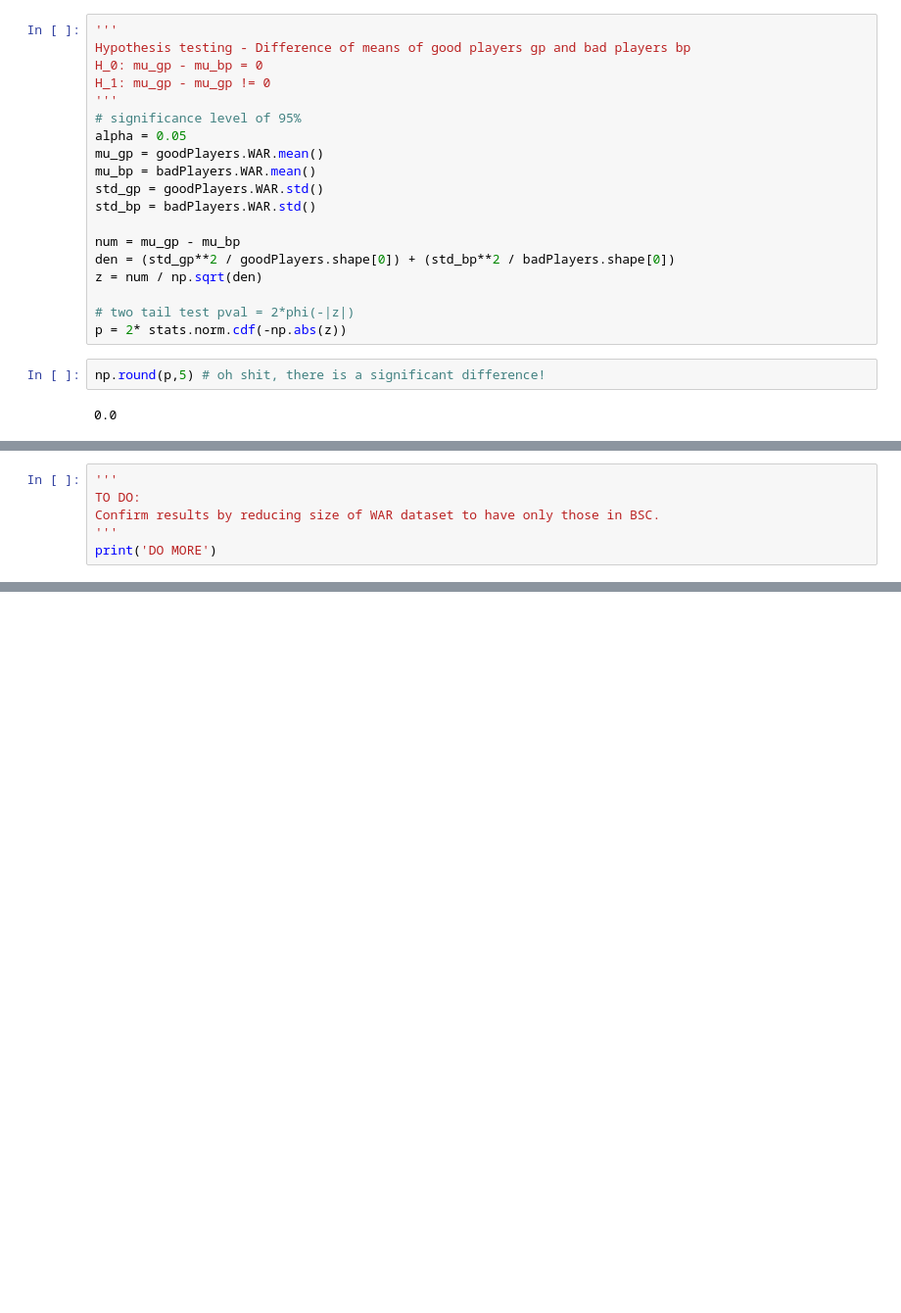
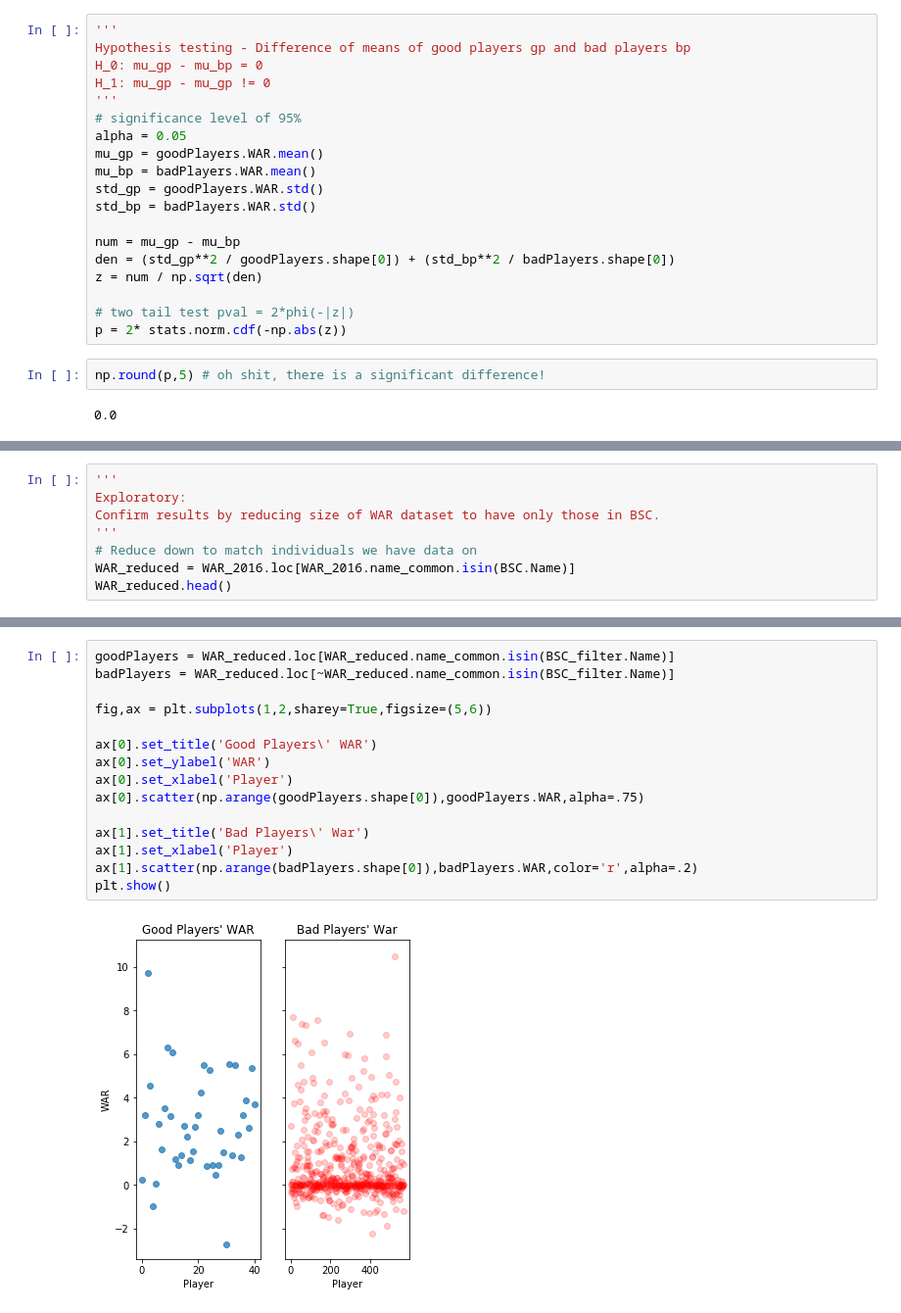
Before and after one commit to Morenju1363/DataMinningProject, a Jupyter notebook: Paris/AprioriAttempt.ipynb, the cells around one changed output, grey strips where cells are left out. Shown at 98% size. Cells and saved outputs as stored; diff of their text form; blank space fills up the shorter version.

```diff
--- a/Paris/AprioriAttempt.ipynb
+++ b/Paris/AprioriAttempt.ipynb
@@ -229,7 +231,9 @@ print(std_gp,std_bp)
 # %%
 '''
-TO DO:
+Exploratory:
 Confirm results by reducing size of WAR dataset to have only those in BSC.
 '''
-print('DO MORE')
+# Reduce down to match individuals we have data on
+WAR_reduced = WAR_2016.loc[WAR_2016.name_common.isin(BSC.Name)]
+WAR_reduced.head()
 # %% [output]
@@ -236,0 +246,17 @@ DO MORE
+# %%
+goodPlayers = WAR_reduced.loc[WAR_reduced.name_common.isin(BSC_filter.Name)]
+badPlayers = WAR_reduced.loc[~WAR_reduced.name_common.isin(BSC_filter.Name)]
+
+fig,ax = plt.subplots(1,2,sharey=True,figsize=(5,6))
+
+ax[0].set_title('Good Players\' WAR')
+ax[0].set_ylabel('WAR')
+ax[0].set_xlabel('Player')
+ax[0].scatter(np.arange(goodPlayers.shape[0]),goodPlayers.WAR,alpha=.75)
+
+ax[1].set_title('Bad Players\' War')
+ax[1].set_xlabel('Player')
+ax[1].scatter(np.arange(badPlayers.shape[0]),badPlayers.WAR,color='r',alpha=.2)
+plt.show()
+# %% [output]
+[figure, added]
```
Also changed, not shown: parts of 19 cells of this notebook.
